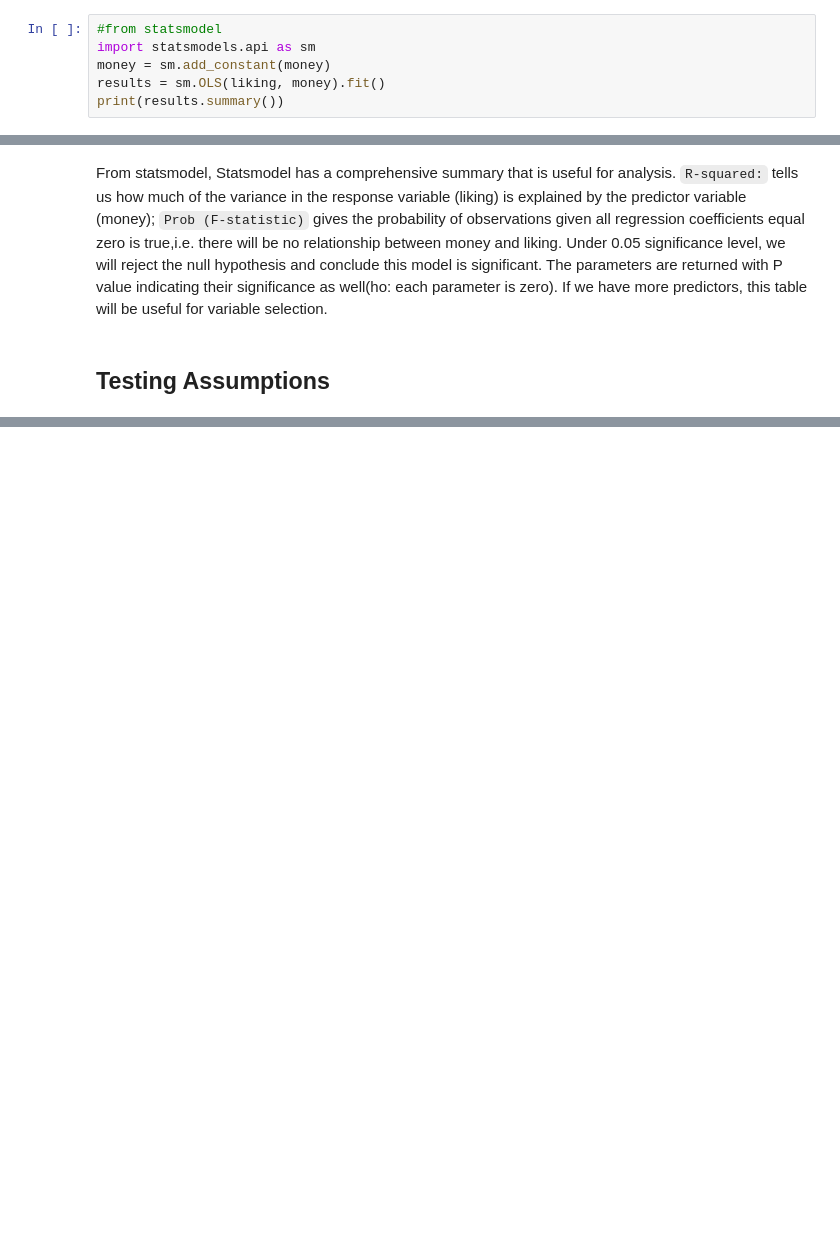
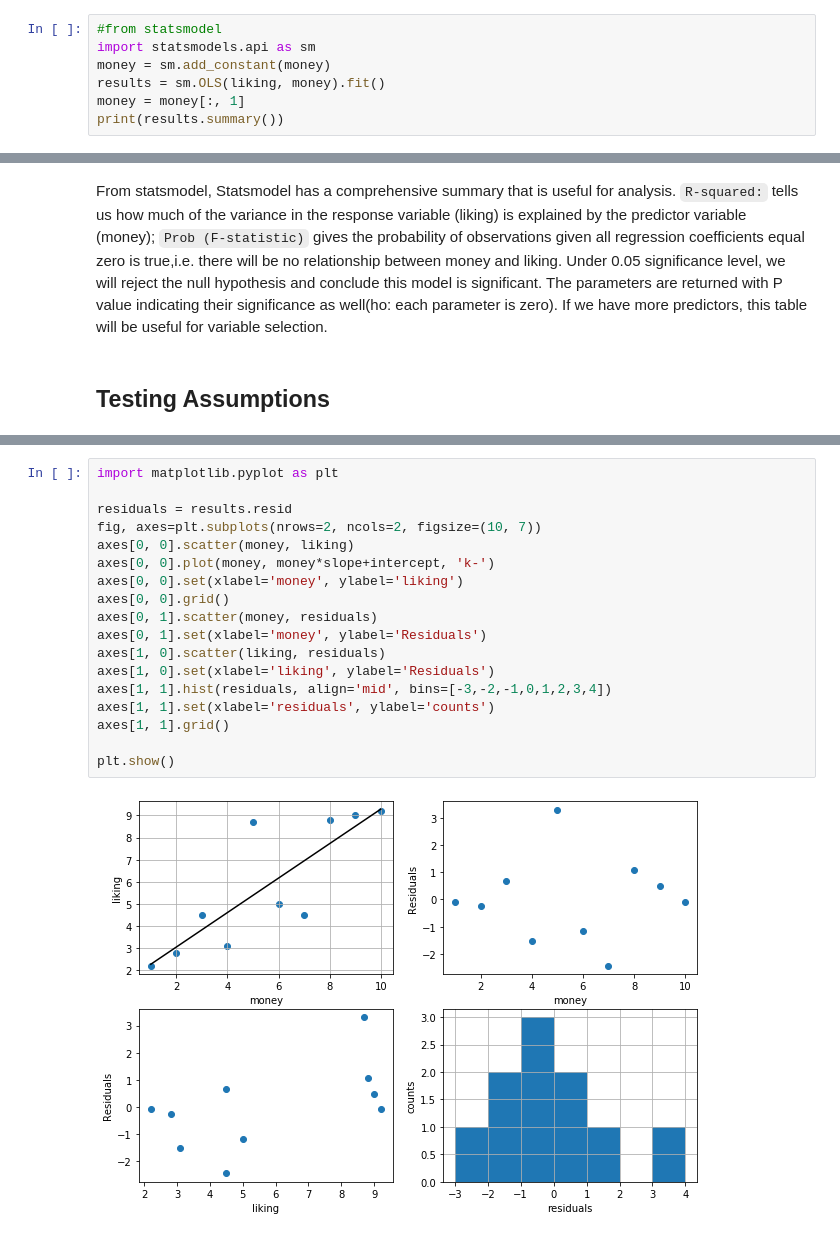
Before and after one commit to AilingLiu/Inferential_Statistics, a Jupyter notebook: Inferential_Statistics.ipynb, the cells around one changed output, grey strips where cells are left out. Saved outputs shown, nothing was run; the diff lists cells and outputs as text; blank space fills up the shorter version.

```diff
--- a/Inferential_Statistics.ipynb
+++ b/Inferential_Statistics.ipynb
@@ -563,6 +564,7 @@ From correlation of 0.8303, there is a strong positive correlation: the more mon
 import statsmodels.api as sm
 money = sm.add_constant(money)
 results = sm.OLS(liking, money).fit()
+money = money[:, 1]
 print(results.summary())
 # %% [output]
                             OLS Regression Results
@@ -588,0 +596,20 @@ From statsmodel, Statsmodel has a comprehensive summary that is useful for analy
+# %%
+import matplotlib.pyplot as plt
+
+residuals = results.resid
+fig, axes=plt.subplots(nrows=2, ncols=2, figsize=(10, 7))
+axes[0, 0].scatter(money, liking)
+axes[0, 0].plot(money, money*slope+intercept, 'k-')
+axes[0, 0].set(xlabel='money', ylabel='liking')
+axes[0, 0].grid()
+axes[0, 1].scatter(money, residuals)
+axes[0, 1].set(xlabel='money', ylabel='Residuals')
+axes[1, 0].scatter(liking, residuals)
+axes[1, 0].set(xlabel='liking', ylabel='Residuals')
+axes[1, 1].hist(residuals, align='mid', bins=[-3,-2,-1,0,1,2,3,4])
+axes[1, 1].set(xlabel='residuals', ylabel='counts')
+axes[1, 1].grid()
+
+plt.show()
+# %% [output]
+[figure, added]
```
Also changed, not shown: parts of 29 cells of this notebook.
